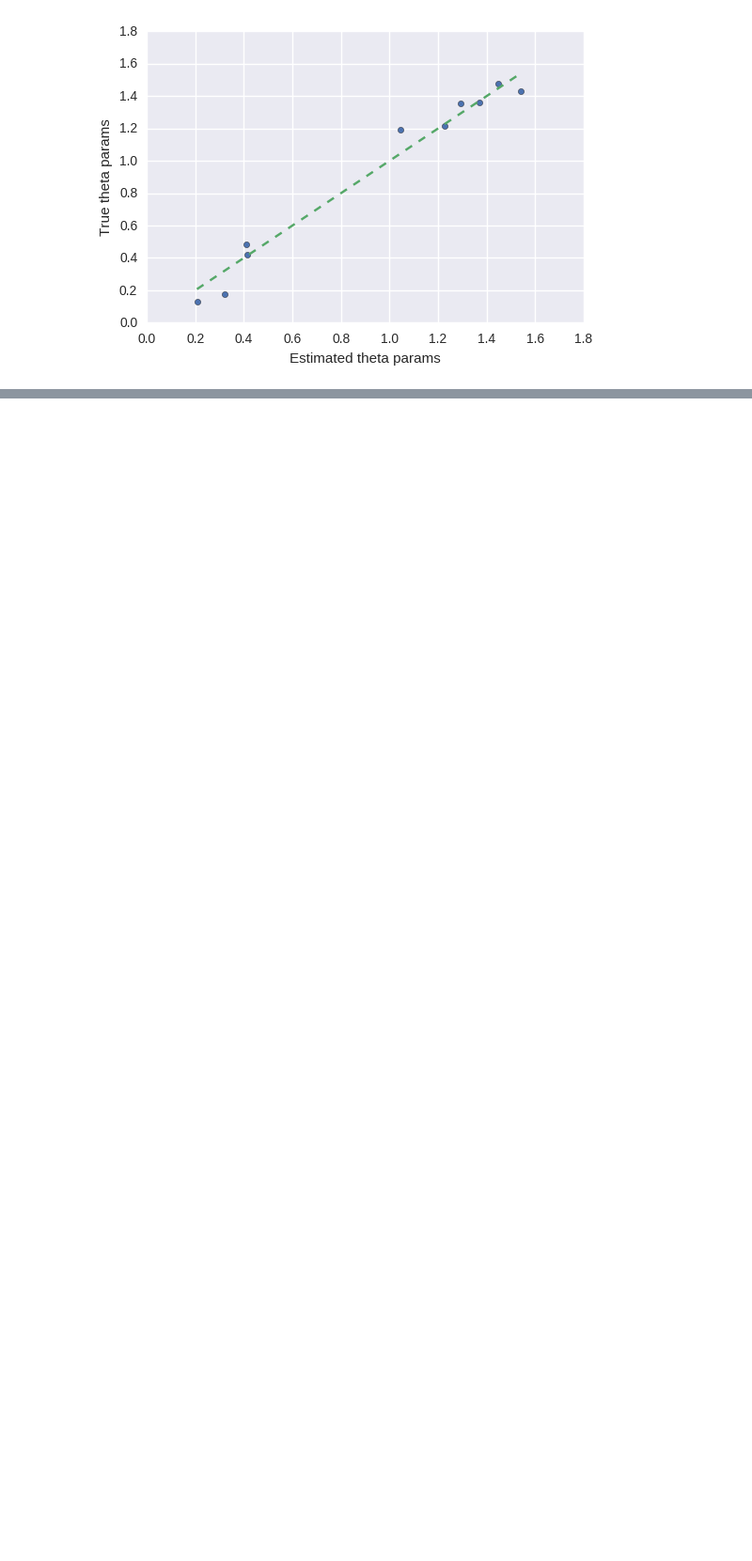
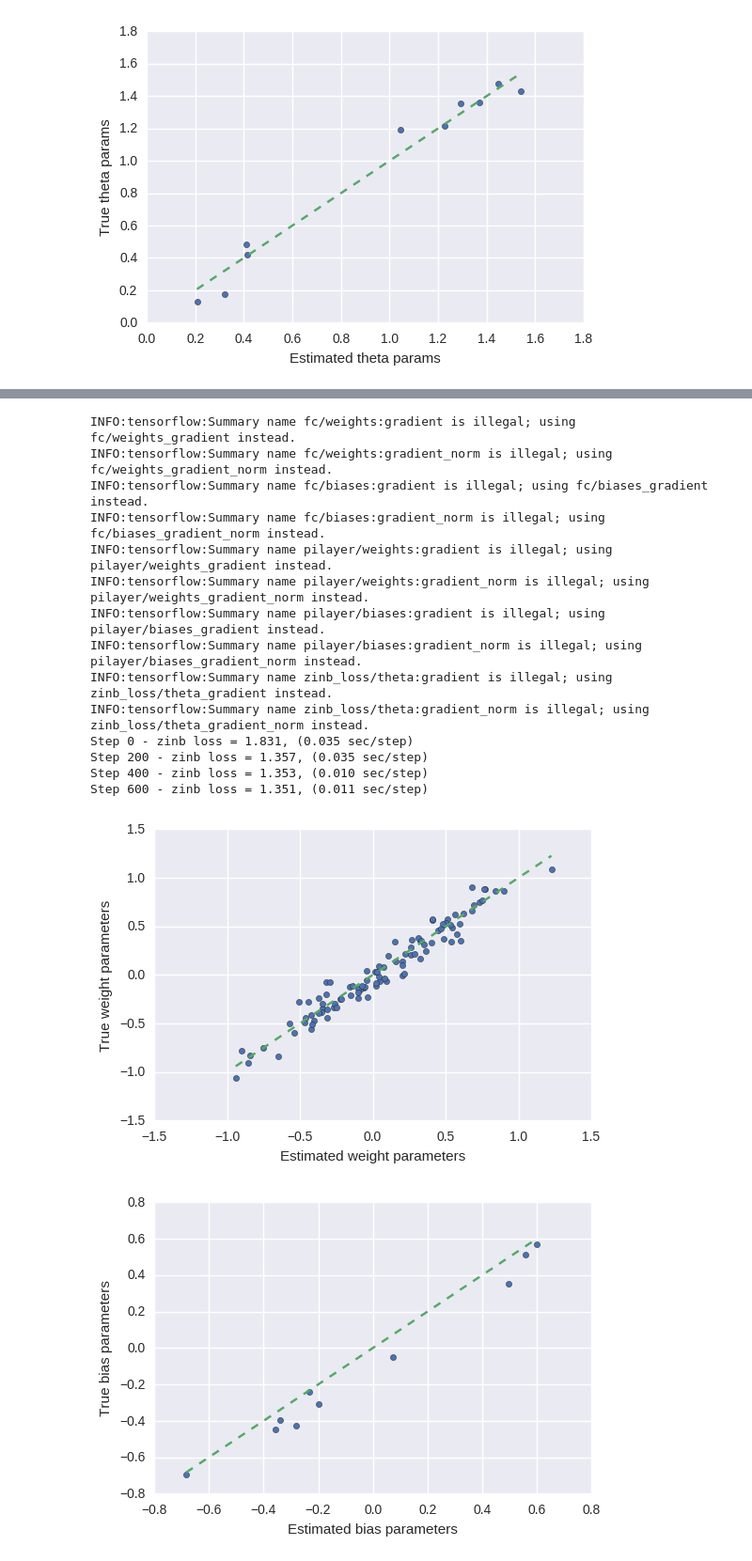
Before and after one commit to gokceneraslan/neuralnet_countmodels, a Jupyter notebook: Count models with neuralnets.ipynb, the cells around one changed output, grey strips where cells are left out. Shown: that part at 94% size. Saved outputs shown, nothing was run; the diff lists cells and outputs as text; code cells hidden in the pictures; blank space fills up the shorter version.

Commit message:
Add zero inflated model section

```diff
--- a/Count models with neuralnets.ipynb
+++ b/Count models with neuralnets.ipynb
@@ -471,0 +549,74 @@ Go to [Tensorboard](http://localhost:6006) for more fun!
+# %%
+tf.reset_default_graph()
+
+with tf.Session() as sess:
+    predictions = slim.fully_connected(X, num_out,
+                                       activation_fn=tf.exp,
+                                       scope='fc')
+
+    pi = slim.fully_connected(X, num_out,
+                              activation_fn=tf.nn.sigmoid,
+                              scope='pilayer')
+
+    zinb = ZINB(pi, theta_init=tf.zeros([1, num_out]),
+                debug=True)
+
+    zinb_loss, zinb_theta = zinb.loss, zinb.theta
+    loss = zinb_loss(Y, predictions)
+    slim.losses.add_loss(loss)
+    tf.summary.scalar('loss', loss)
+
+    optimizer = tf.train.RMSPropOptimizer(5e-2)
+    train_op = slim.learning.create_train_op(loss, optimizer,
+                                            summarize_gradients=True)
+
+    for var in slim.get_model_variables():
+        tf.summary.histogram(var.name.replace(':', '_'), var)
+
+    summary_ops = tf.summary.merge_all()
+
+    sess.run(tf.global_variables_initializer())
+    swriter = tf.summary.FileWriter('logs_zinb', sess.graph)
+
+    for i in range(800):
+        start_time = time.time()
+        step_loss, summaries = sess.run([train_op, summary_ops])
+        swriter.add_summary(summaries)
+
+        duration = time.time() - start_time
+
+        if i % 200 == 0:
+            print('Step {:d} - zinb loss = {:.3f}, ({:.3f} sec/step)'
+                  .format(i, step_loss, duration))
+    swriter.close()
+
+    x = slim.get_variables_by_name('fc/weights')[0].eval().reshape(-1)
+    y = W.reshape(-1)
+    visualize(x, y, 'Estimated weight parameters', 'True weight parameters')
+
+    x = slim.get_variables_by_name('fc/biases')[0].eval().reshape(-1)
+    y = b.reshape(-1)
+    visualize(x, y, 'Estimated bias parameters', 'True bias parameters')
+
+    x = zinb_theta.eval().reshape(-1)
+    y = dispersion.reshape(-1)
+    visualize(x, y, 'Estimated theta params', 'True theta params')
+
+    _ = sns.distplot(sess.run(pi).reshape(-1), kde=False)
+# %% [output]
+INFO:tensorflow:Summary name fc/weights:gradient is illegal; using fc/weights_gradient instead.
+INFO:tensorflow:Summary name fc/weights:gradient_norm is illegal; using fc/weights_gradient_norm instead.
+INFO:tensorflow:Summary name fc/biases:gradient is illegal; using fc/biases_gradient instead.
+INFO:tensorflow:Summary name fc/biases:gradient_norm is illegal; using fc/biases_gradient_norm instead.
+INFO:tensorflow:Summary name pilayer/weights:gradient is illegal; using pilayer/weights_gradient instead.
+INFO:tensorflow:Summary name pilayer/weights:gradient_norm is illegal; using pilayer/weights_gradient_norm instead.
+INFO:tensorflow:Summary name pilayer/biases:gradient is illegal; using pilayer/biases_gradient instead.
+INFO:tensorflow:Summary name pilayer/biases:gradient_norm is illegal; using pilayer/biases_gradient_norm instead.
+INFO:tensorflow:Summary name zinb_loss/theta:gradient is illegal; using zinb_loss/theta_gradient instead.
+INFO:tensorflow:Summary name zinb_loss/theta:gradient_norm is illegal; using zinb_loss/theta_gradient_norm instead.
+Step 0 - zinb loss = 1.831, (0.035 sec/step)
+Step 200 - zinb loss = 1.357, (0.035 sec/step)
+Step 400 - zinb loss = 1.353, (0.010 sec/step)
+Step 600 - zinb loss = 1.351, (0.011 sec/step)
+[figure, added]
+[figure, added]
```
Also changed, not shown: parts of 14 cells of this notebook.
